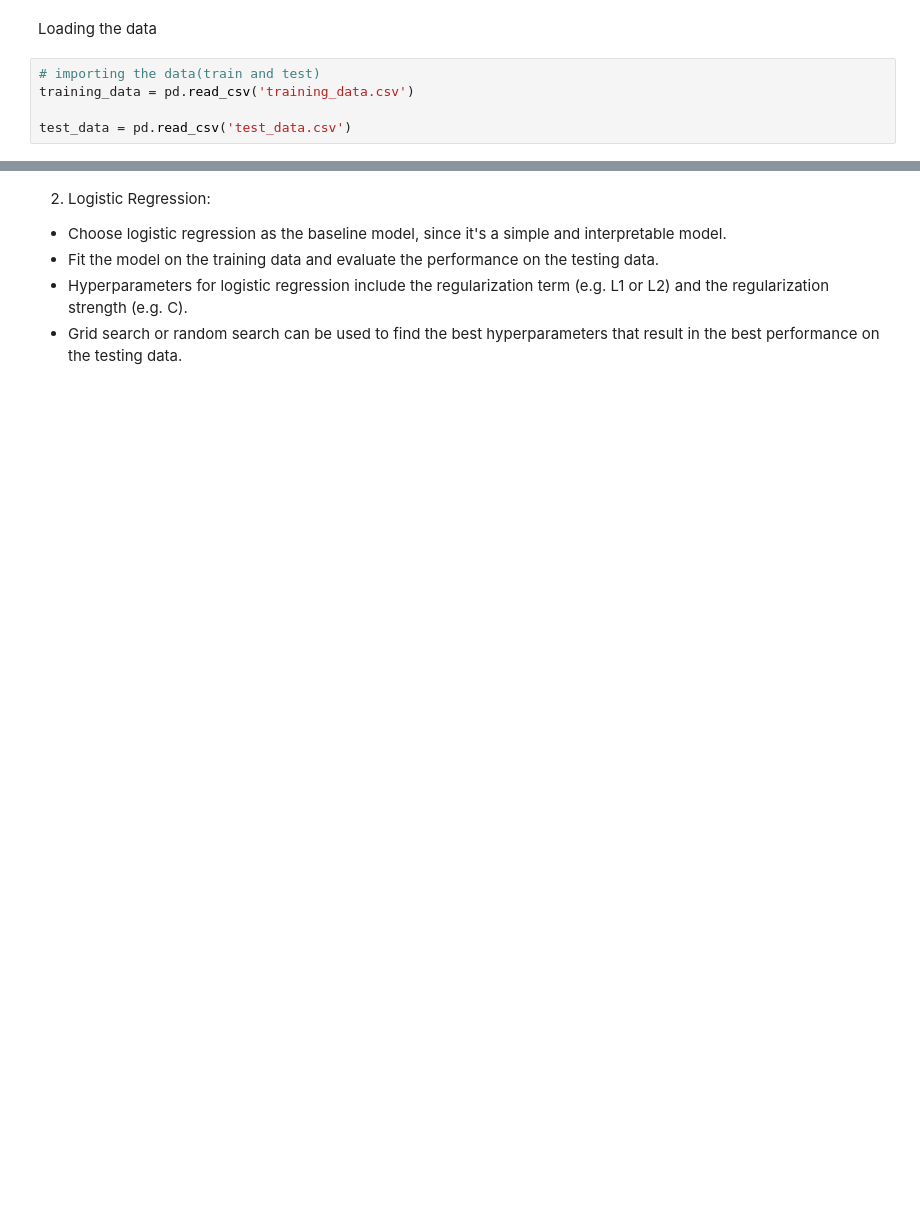
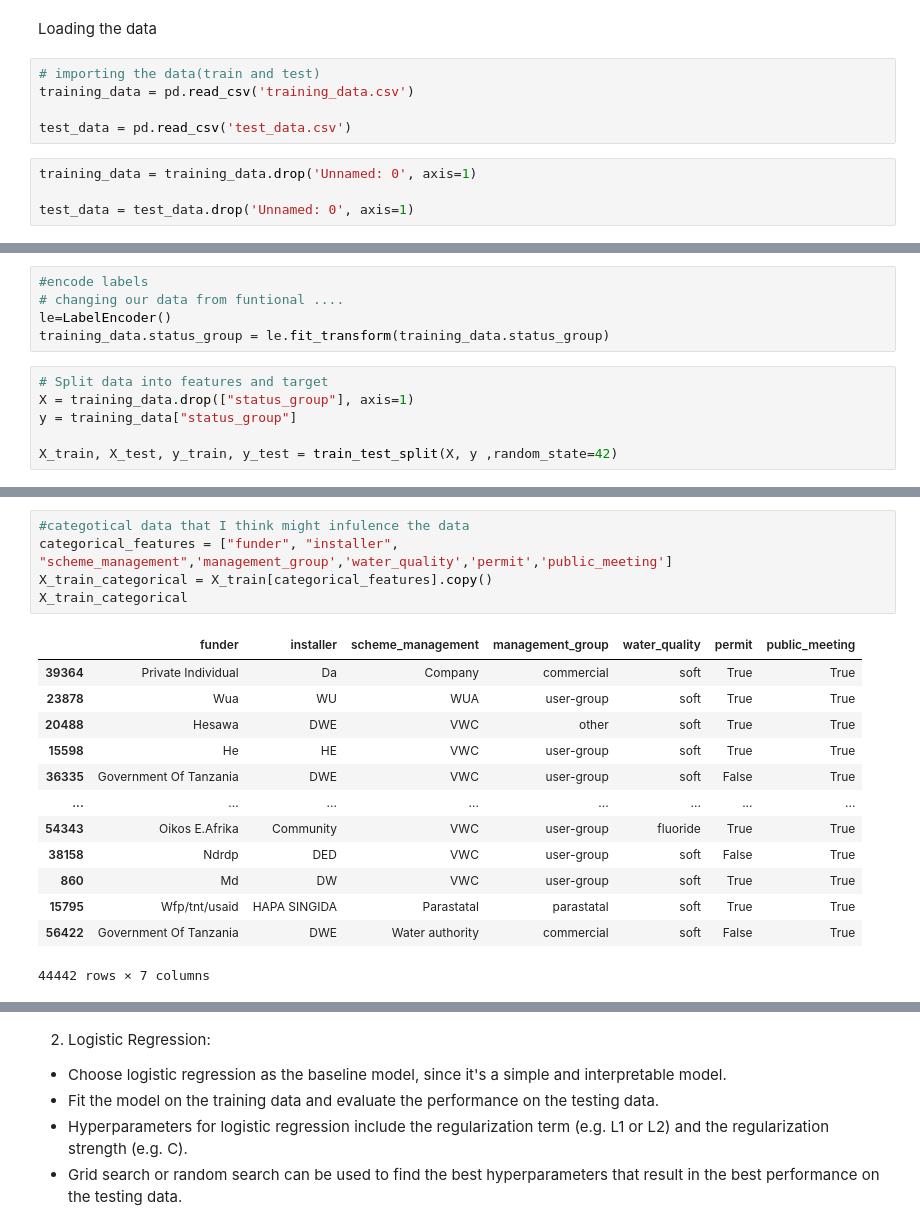
Before and after one commit to AmosMaru/Tanzania_water_pump_prediction, a Jupyter notebook: Modeling data.ipynb, the cells around one changed output, grey strips where cells are left out. Cells and saved outputs as stored; diff of their text form; blank space fills up the shorter version.

```diff
--- a/Modeling data.ipynb
+++ b/Modeling data.ipynb
@@ -16,3 +29,7 @@ Loading the data
 training_data = pd.read_csv('training_data.csv')
 
 test_data = pd.read_csv('test_data.csv')
+# %%
+training_data = training_data.drop('Unnamed: 0', axis=1)
+
+test_data = test_data.drop('Unnamed: 0', axis=1)
@@ -24,0 +131,11 @@ test_data = pd.read_csv('test_data.csv')
+# %%
+#encode labels
+# changing our data from funtional ....
+le=LabelEncoder()
+training_data.status_group = le.fit_transform(training_data.status_group)
+# %%
+# Split data into features and target
+X = training_data.drop(["status_group"], axis=1)
+y = training_data["status_group"]
+
+X_train, X_test, y_train, y_test = train_test_split(X, y ,random_state=42)
@@ -24,0 +158,19 @@ test_data = pd.read_csv('test_data.csv')
+# %%
+#categotical data that I think might infulence the data
+categorical_features = ["funder", "installer", "scheme_management",'management_group','water_quality','permit','public_meeting']
+X_train_categorical = X_train[categorical_features].copy()
+X_train_categorical
+# %% [output]
+|  | funder | installer | scheme_management | management_group | water_quality | permit | public_meeting |
+| 39364 | Private Individual | Da | Company | commercial | soft | True | True |
+| 23878 | Wua | WU | WUA | user-group | soft | True | True |
+| 20488 | Hesawa | DWE | VWC | other | soft | True | True |
+| 15598 | He | HE | VWC | user-group | soft | True | True |
+| 36335 | Government Of Tanzania | DWE | VWC | user-group | soft | False | True |
+| ... | ... | ... | ... | ... | ... | ... | ... |
+| 54343 | Oikos E.Afrika | Community | VWC | user-group | fluoride | True | True |
+| 38158 | Ndrdp | DED | VWC | user-group | soft | False | True |
+| 860 | Md | DW | VWC | user-group | soft | True | True |
+| 15795 | Wfp/tnt/usaid | HAPA SINGIDA | Parastatal | parastatal | soft | True | True |
+| 56422 | Government Of Tanzania | DWE | Water authority | commercial | soft | False | True |
+44442 rows × 7 columns
```
Also changed, not shown: parts of 29 cells of this notebook.
